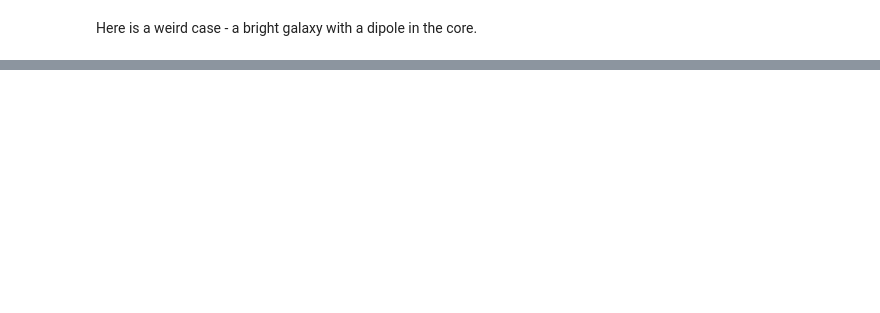
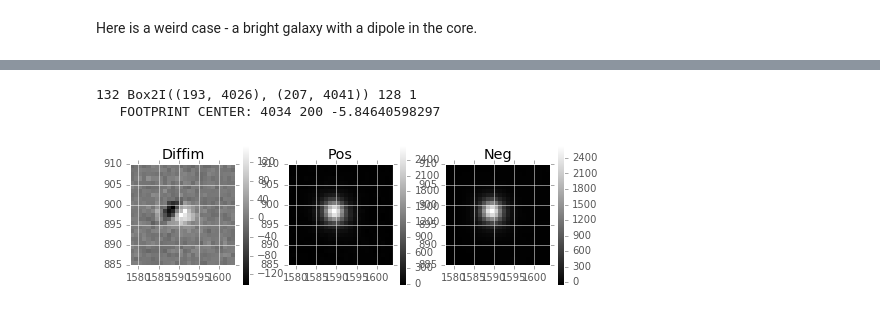
Before and after one commit to lsst/ip_diffim, a Jupyter notebook: test fit dipoles on decam data.ipynb, the cells around one changed output, grey strips where cells are left out. Drawn from its saved outputs; the diff is of its cells as text; code cells hidden in the pictures; blank space fills up the shorter version.

```diff
--- a/test fit dipoles on decam data.ipynb
+++ b/test fit dipoles on decam data.ipynb
@@ -175,0 +130,11 @@ result
+# %%
+i = 132; s = catalog[i]
+print i, fp.getBBox(), fp.getNpix(), len(fp.getPeaks())
+for pk in fp.getPeaks():
+    print '   FOOTPRINT CENTER:', pk.getIy(), pk.getIx(), pk.getPeakValue()
+
+dft.DipolePlotUtils.displayCutouts(s, diffim, posImage, negImage)
+# %% [output]
+132 Box2I((193, 4026), (207, 4041)) 128 1
+   FOOTPRINT CENTER: 4034 200 -5.84640598297
+[figure, added]
```
Also changed, not shown: parts of 17 cells of this notebook, 3 other files.
